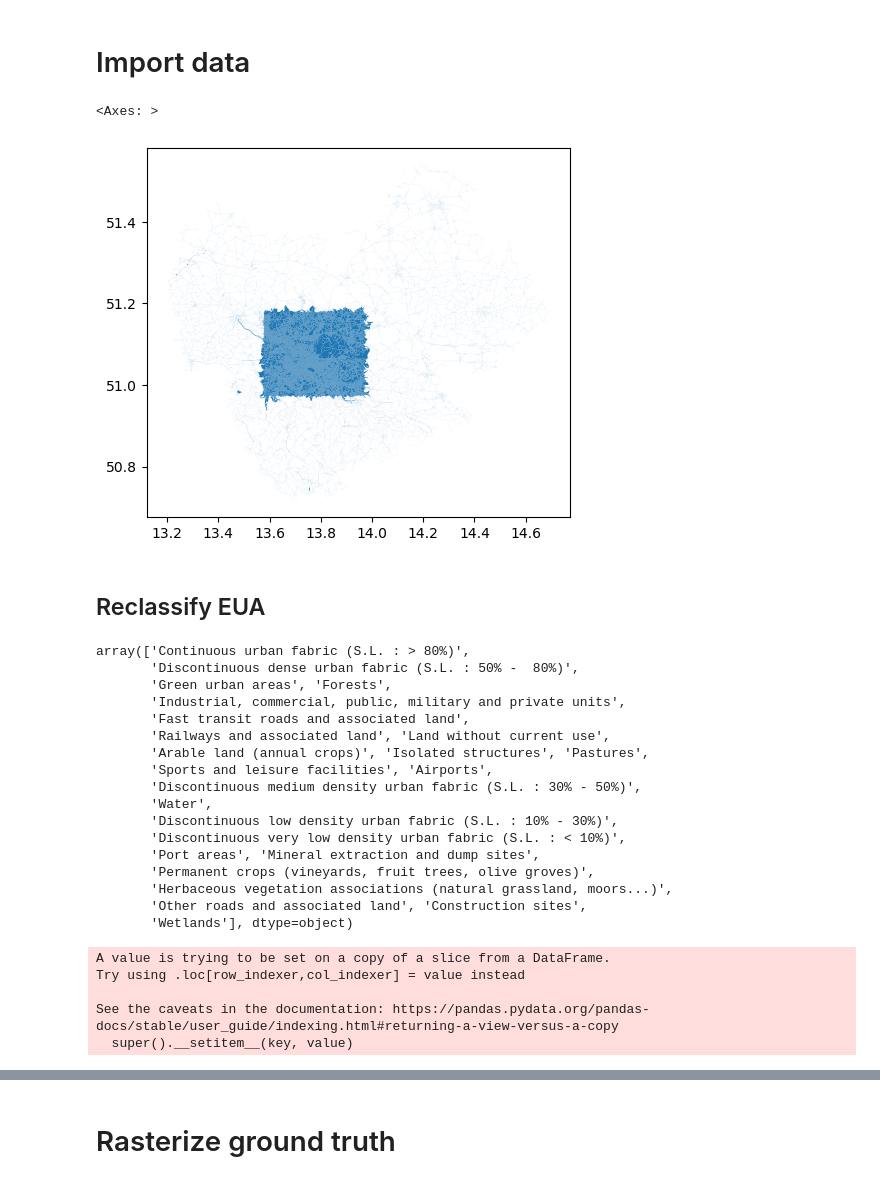
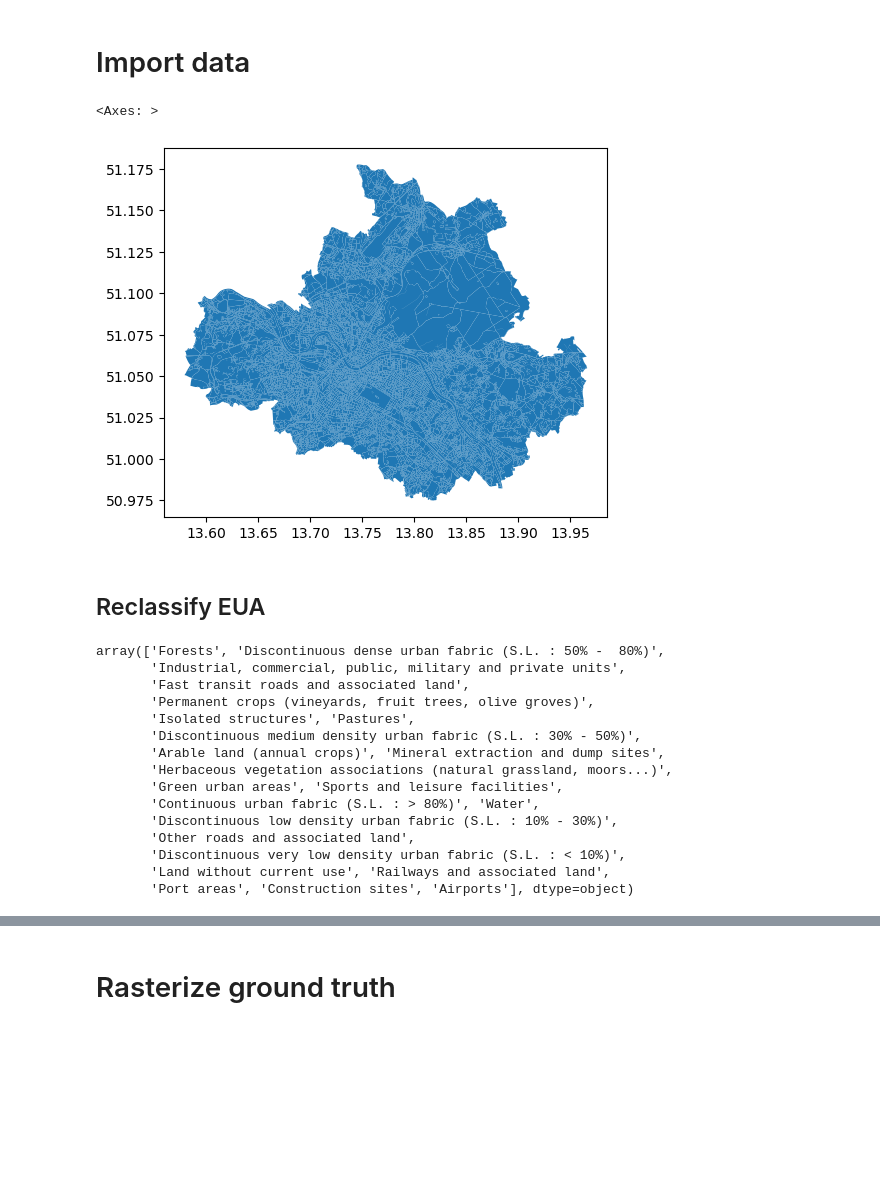
Before and after one commit to japanj/pugs-detection, a Jupyter notebook: notebooks/3_prepare_ground_truth.ipynb, the cells around one changed output, grey strips where cells are left out. Drawn from its saved outputs; the diff is of its cells as text; code cells hidden in the pictures; blank space fills up the shorter version.

```diff
--- a/notebooks/3_prepare_ground_truth.ipynb
+++ b/notebooks/3_prepare_ground_truth.ipynb
@@ -34,5 +34,7 @@ import matplotlib.pyplot as plt
 # Import data
 # %%
 dresden_eua_gpd = gpd.read_file('../data/raw/ground truth/DE009L2_DRESDEN_UA2018_v013.gpkg', layer='DE009L2_DRESDEN_UA2018')
+dresden_boundary = gpd.read_file("../data/raw/boundary/dresden_boundary.geojson")
 # %%
 dresden_eua_gpd = dresden_eua_gpd.to_crs(epsg=4326)
+dresden_boundary = dresden_boundary.to_crs(epsg=4326)
@@ -44,39 +41,33 @@ cropped_data = dresden_eua_gpd.cx[minx:maxx, miny:maxy]
+# %%
+clipped_eua_dataset = gpd.clip(dresden_eua_gpd, dresden_boundary)
 # %%
-cropped_data.plot()
+clipped_eua_dataset.plot()
 # %% [output]
 <Axes: >
-[figure, old version]
+[figure, new version]
 # %% [markdown]
 ## Reclassify EUA
 # %%
-cropped_data['class_2018'].unique()
+clipped_eua_dataset['class_2018'].unique()
 # %% [output]
-array(['Continuous urban fabric (S.L. : > 80%)',
-       'Discontinuous dense urban fabric (S.L. : 50% -  80%)',
-       'Green urban areas', 'Forests',
+array(['Forests', 'Discontinuous dense urban fabric (S.L. : 50% -  80%)',
        'Industrial, commercial, public, military and private units',
        'Fast transit roads and associated land',
-       'Railways and associated land', 'Land without current use',
-       'Arable land (annual crops)', 'Isolated structures', 'Pastures',
-       'Sports and leisure facilities', 'Airports',
+       'Permanent crops (vineyards, fruit trees, olive groves)',
+       'Isolated structures', 'Pastures',
        'Discontinuous medium density urban fabric (S.L. : 30% - 50%)',
-       'Water',
+       'Arable land (annual crops)', 'Mineral extraction and dump sites',
+       'Herbaceous vegetation associations (natural grassland, moors...)',
+       'Green urban areas', 'Sports and leisure facilities',
+       'Continuous urban fabric (S.L. : > 80%)', 'Water',
        'Discontinuous low density urban fabric (S.L. : 10% - 30%)',
+       'Other roads and associated land',
        'Discontinuous very low density urban fabric (S.L. : < 10%)',
-       'Port areas', 'Mineral extraction and dump sites',
-       'Permanent crops (vineyards, fruit trees, olive groves)',
-       'Herbaceous vegetation associations (natural grassland, moors...)',
-       'Other roads and associated land', 'Construction sites',
-       'Wetlands'], dtype=object)
+       'Land without current use', 'Railways and associated land',
+       'Port areas', 'Construction sites', 'Airports'], dtype=object)
 # %%
 pugs_class_list = ['Green urban areas', 'Forests', 'Herbaceous vegetation associations (natural grassland, moors...)']
 # %%
-cropped_data['new_class'] = 0
-cropped_data.loc[cropped_data['class_2018'].isin(pugs_class_list), 'new_class'] = 1
+clipped_eua_dataset['new_class'] = 0
+clipped_eua_dataset.loc[clipped_eua_dataset['class_2018'].isin(pugs_class_list), 'new_class'] = 1
-# %% [output]
-A value is trying to be set on a copy of a slice from a DataFrame.
-Try using .loc[row_indexer,col_indexer] = value instead
-
-See the caveats in the documentation: https://pandas.pydata.org/pandas-docs/stable/user_guide/indexing.html#returning-a-view-versus-a-copy
-  super().__setitem__(key, value)
 # %%
```
Also changed, not shown: parts of 5 cells of this notebook, 4 other files.
